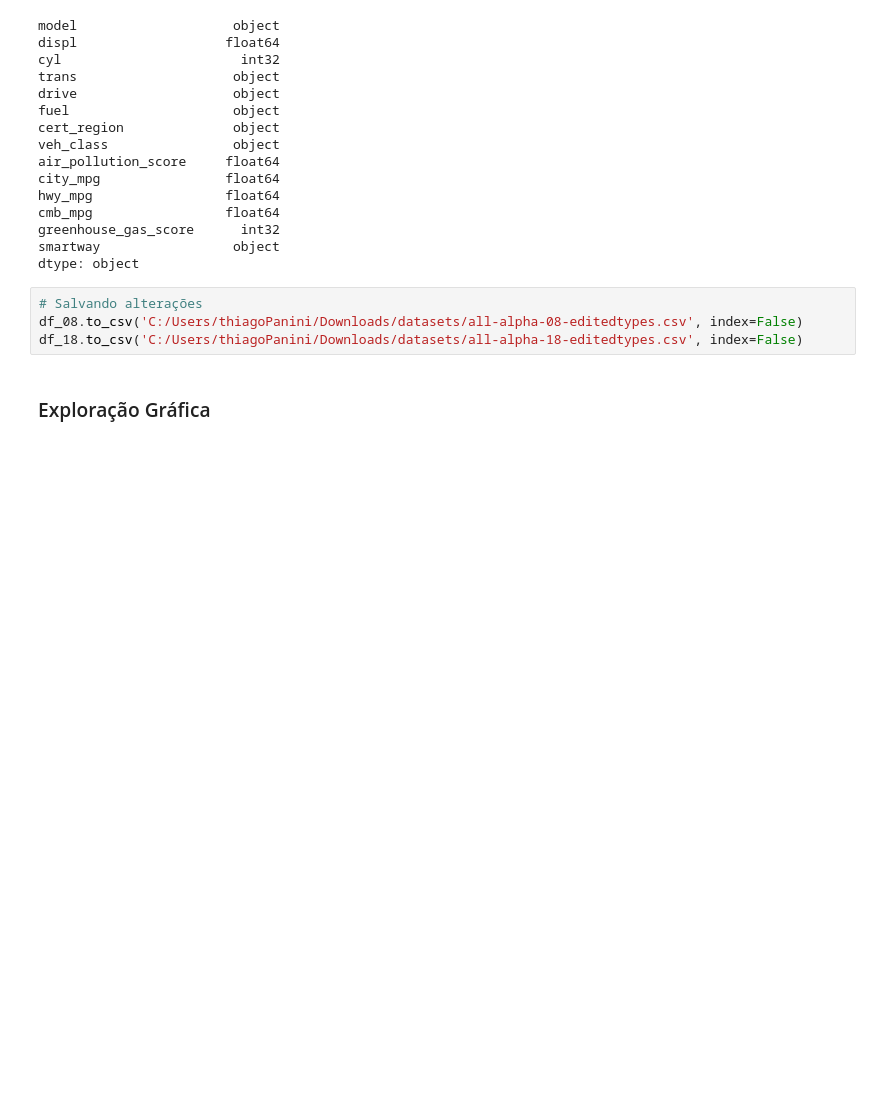
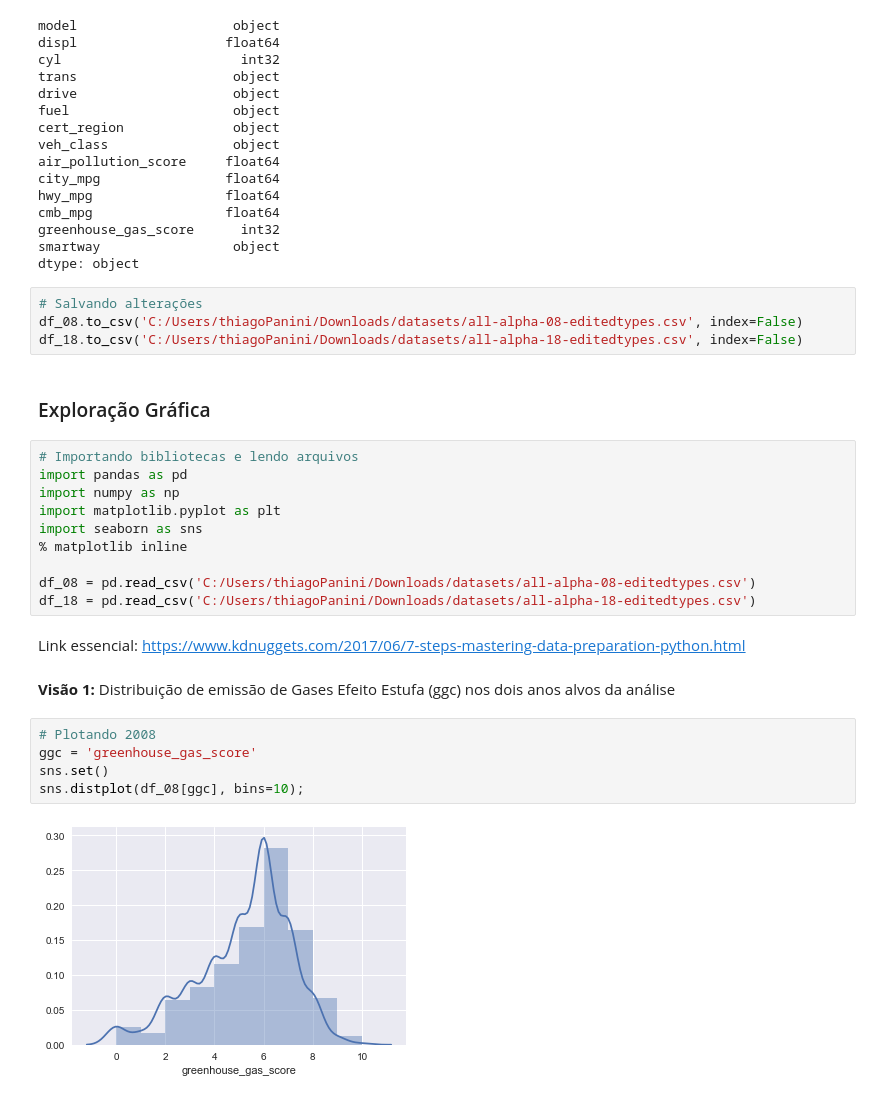
Before and after one commit to RobertoDelamora/data-science-academy, a Jupyter notebook: udacity/fundamentos-data-scientist-I/definitive-toolkit/EDA.ipynb, the cells around one changed output. Drawn from its saved outputs; the diff is of its cells as text; blank space fills up the shorter version.

```diff
--- a/udacity/fundamentos-data-scientist-I/definitive-toolkit/EDA.ipynb
+++ b/udacity/fundamentos-data-scientist-I/definitive-toolkit/EDA.ipynb
@@ -2592,3 +2592,24 @@ df_08.to_csv('C:/Users/thiagoPanini/Downloads/datasets/all-alpha-08-editedtypes.
 df_18.to_csv('C:/Users/thiagoPanini/Downloads/datasets/all-alpha-18-editedtypes.csv', index=False)
 # %% [markdown]
 ### Exploração Gráfica
+# %%
+# Importando bibliotecas e lendo arquivos
+import pandas as pd
+import numpy as np
+import matplotlib.pyplot as plt
+import seaborn as sns
+% matplotlib inline
+
+df_08 = pd.read_csv('C:/Users/thiagoPanini/Downloads/datasets/all-alpha-08-editedtypes.csv')
+df_18 = pd.read_csv('C:/Users/thiagoPanini/Downloads/datasets/all-alpha-18-editedtypes.csv')
+# %% [markdown]
+Link essencial: https://www.kdnuggets.com/2017/06/7-steps-mastering-data-preparation-python.html
+# %% [markdown]
+**Visão 1:** Distribuição de emissão de Gases Efeito Estufa (ggc) nos dois anos alvos da análise
+# %%
+# Plotando 2008
+ggc = 'greenhouse_gas_score'
+sns.set()
+sns.distplot(df_08[ggc], bins=10);
+# %% [output]
+[figure, added]
```
Also changed, not shown: parts of 34 cells of this notebook, 1 other file.
